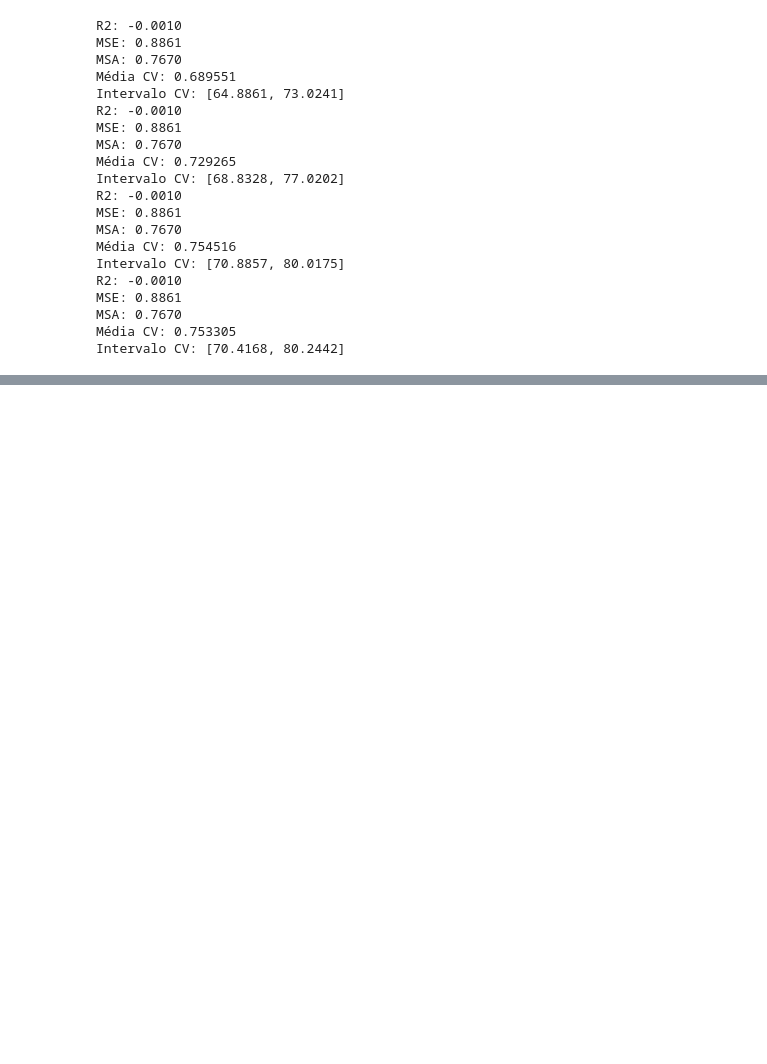
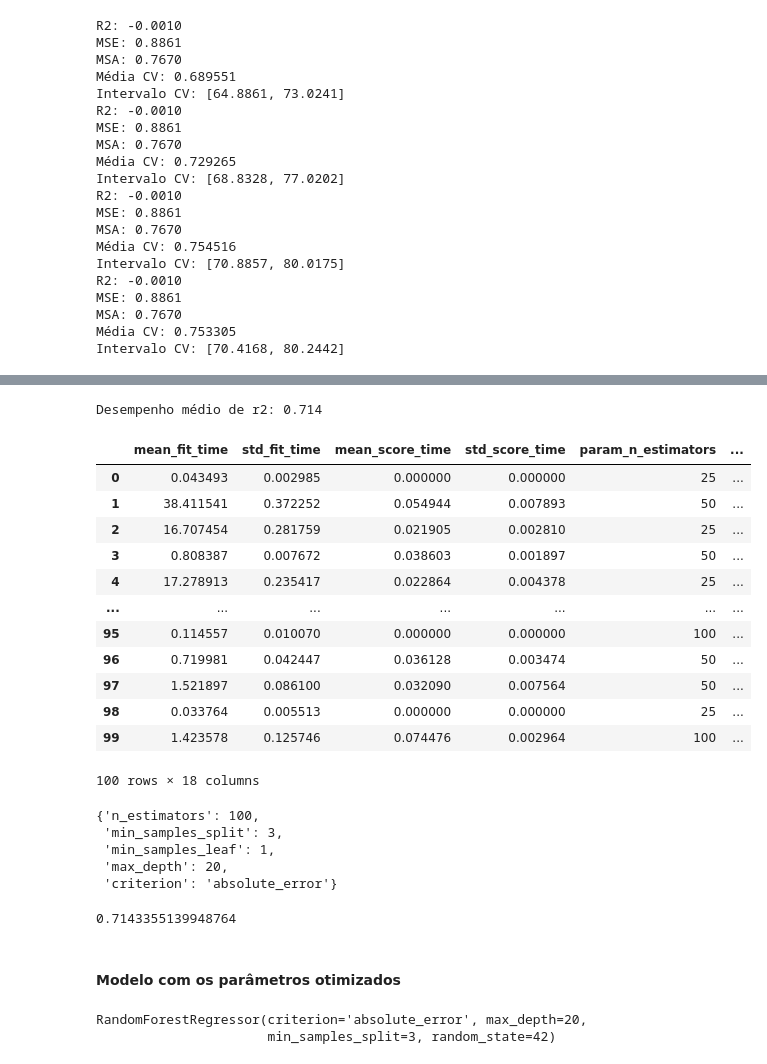
Before and after one commit to Guilheme-iram/Projeto_HousePrice_SP, a Jupyter notebook: machineLearning.ipynb, the cells around one changed output, grey strips where cells are left out. Drawn from its saved outputs; the diff is of its cells as text; code cells hidden in the pictures; blank space fills up the shorter version.

```diff
--- a/machineLearning.ipynb
+++ b/machineLearning.ipynb
@@ -390,0 +398,62 @@ resultados_modelos_df
+# %%
+#definindo o K - número de subconjuntos
+cv = KFold(n_splits = 5, shuffle=True)
+# %%
+desempenhoRF_cross_val_r2 = cross_val_score(estimator = modelo_rfr,
+                                       X = X_train,
+                                       y = y_train,
+                                       scoring = 'r2',
+                                       cv = cv)
+print('Desempenho médio de r2: {}'.format(round(desempenhoRF_cross_val_r2.mean(), 3)))
+# %% [output]
+Desempenho médio de r2: 0.714
+# %%
+param_random_rf = {
+    'criterion': ["squared_error", "absolute_error", "poisson"],
+    'n_estimators': [25, 50, 75, 100],
+    'max_depth': [15, 17, 19, 20],
+    'min_samples_split': [1, 3, 5, 7, 9, 11],
+    'min_samples_leaf': [1, 5, 10, 15, 20]
+}
+# %%
+random_cv_rf = RandomizedSearchCV(
+    modelo_rfr,
+    param_random_rf,
+    n_iter=100,
+    cv=cv,
+    scoring='r2',
+    n_jobs=-1,
+    random_state = 42
+)
+# %%
+rf_randomcv = random_cv_rf.fit(X_train, y_train)
+# %%
+pd.DataFrame(rf_randomcv.cv_results_)
+# %% [output]
+|  | mean_fit_time | std_fit_time | mean_score_time | std_score_time | param_n_estimators | ... |
+| 0 | 0.043493 | 0.002985 | 0.000000 | 0.000000 | 25 | ... |
+| 1 | 38.411541 | 0.372252 | 0.054944 | 0.007893 | 50 | ... |
+| 2 | 16.707454 | 0.281759 | 0.021905 | 0.002810 | 25 | ... |
+| 3 | 0.808387 | 0.007672 | 0.038603 | 0.001897 | 50 | ... |
+| 4 | 17.278913 | 0.235417 | 0.022864 | 0.004378 | 25 | ... |
+| ... | ... | ... | ... | ... | ... | ... |
+| 95 | 0.114557 | 0.010070 | 0.000000 | 0.000000 | 100 | ... |
+| 96 | 0.719981 | 0.042447 | 0.036128 | 0.003474 | 50 | ... |
+| 97 | 1.521897 | 0.086100 | 0.032090 | 0.007564 | 50 | ... |
+| 98 | 0.033764 | 0.005513 | 0.000000 | 0.000000 | 25 | ... |
+| 99 | 1.423578 | 0.125746 | 0.074476 | 0.002964 | 100 | ... |
+100 rows × 18 columns
+# %%
+rf_randomcv.best_params_
+# %% [output]
+{'n_estimators': 100,
+ 'min_samples_split': 3,
+ 'min_samples_leaf': 1,
+ 'max_depth': 20,
+ 'criterion': 'absolute_error'}
+# %%
+rf_randomcv.best_score_
+# %% [output]
+0.7143355139948764
+# %% [markdown]
+#### Modelo com os parâmetros otimizados
@@ -390,0 +467,5 @@ resultados_modelos_df
+# %%
+rf_otimizado2.fit(X_train, y_train)
+# %% [output]
+RandomForestRegressor(criterion='absolute_error', max_depth=20,
+                      min_samples_split=3, random_state=42)
```
Also changed, not shown: parts of 11 cells of this notebook.
